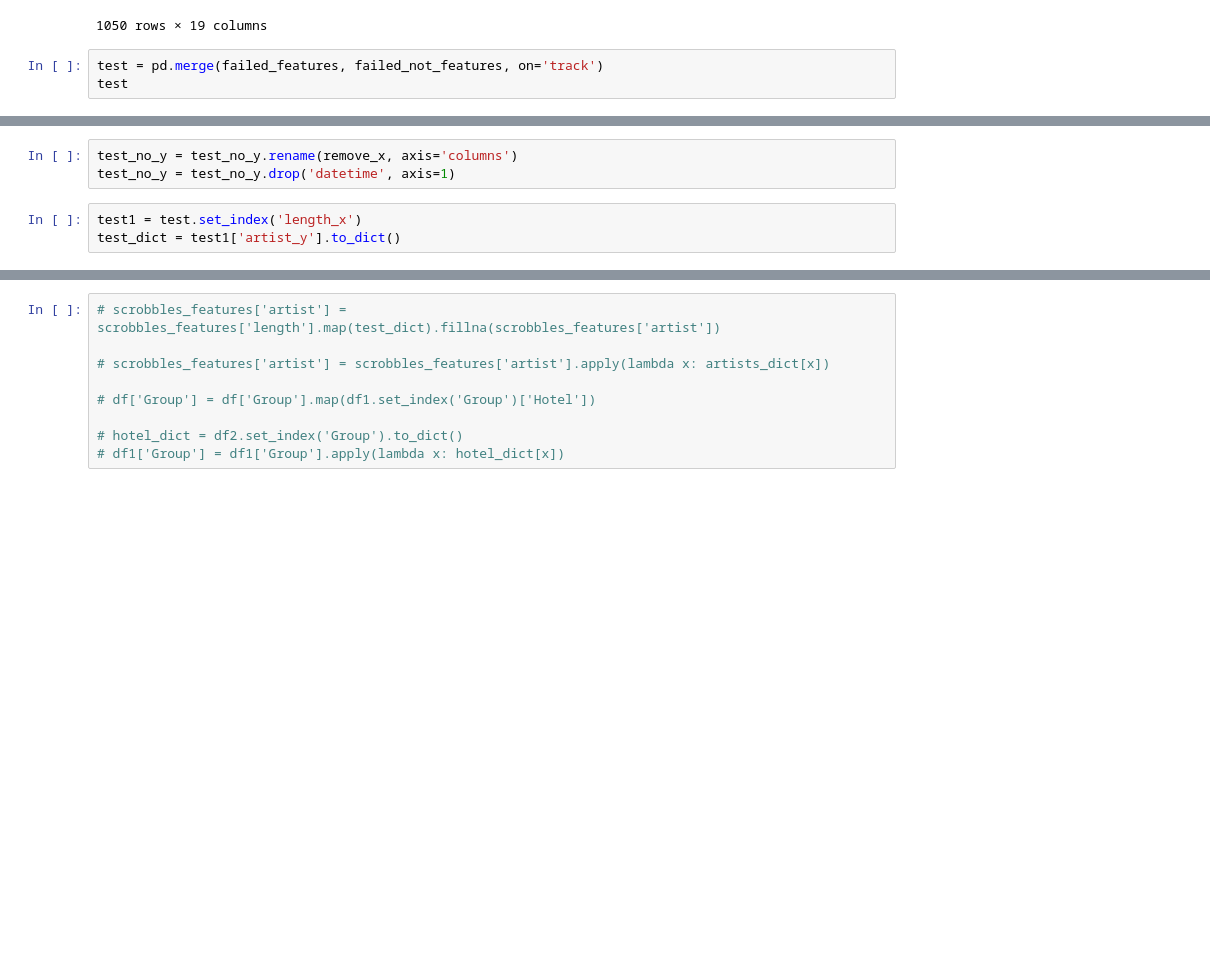
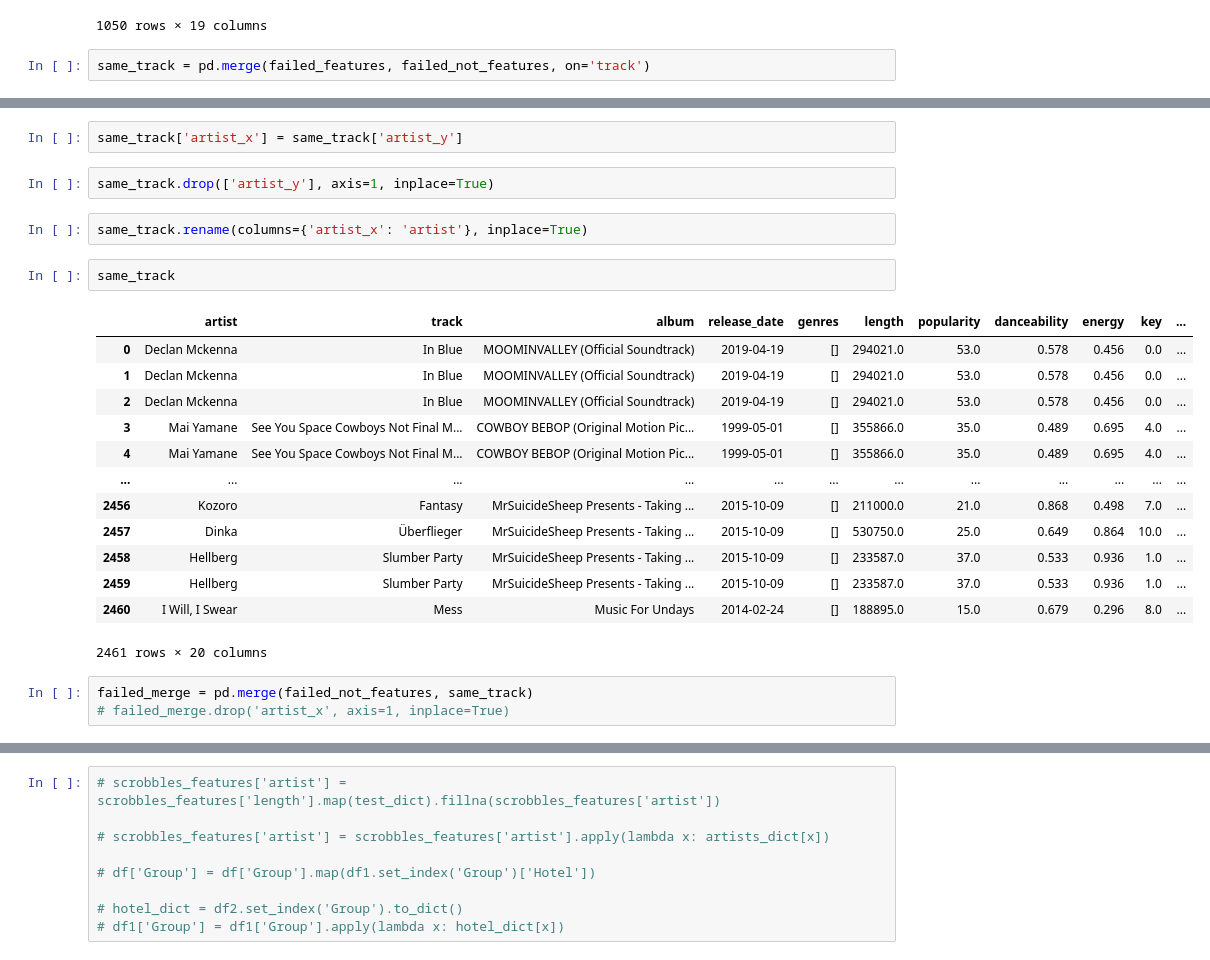
Before and after one commit to SidSaxena/music-analysis, a Jupyter notebook: spotify/spotify_final.ipynb, the cells around one changed output, grey strips where cells are left out. Saved outputs shown, nothing was run; the diff lists cells and outputs as text; blank space fills up the shorter version.

Commit message:
merged exact matches

```diff
--- a/spotify/spotify_final.ipynb
+++ b/spotify/spotify_final.ipynb
@@ -534,5 +521,4 @@ failed_features
 | 83965 | Various Artists | Mess | Music For Undays | 2014-02-24 | [] | 188895.0 | 15.0 | 0.679 | 0.296 | 8.0 | ... |
 1050 rows × 19 columns
 # %%
-test = pd.merge(failed_features, failed_not_features, on='track')
-test
+same_track = pd.merge(failed_features, failed_not_features, on='track')
@@ -567,6 +525,25 @@ def remove_x(word):
-# %%
-test_no_y = test_no_y.rename(remove_x, axis='columns')
-test_no_y = test_no_y.drop('datetime', axis=1)
-# %%
-test1 = test.set_index('length_x')
-test_dict = test1['artist_y'].to_dict()
+# %%
+same_track['artist_x'] = same_track['artist_y']
+# %%
+same_track.drop(['artist_y'], axis=1, inplace=True)
+# %%
+same_track.rename(columns={'artist_x': 'artist'}, inplace=True)
+# %%
+same_track
+# %% [output]
+|  | artist | track | album | release_date | genres | length | popularity | danceability | energy | key | ... |
+| 0 | Declan Mckenna | In Blue | MOOMINVALLEY (Official Soundtrack) | 2019-04-19 | [] | 294021.0 | 53.0 | 0.578 | 0.456 | 0.0 | ... |
+| 1 | Declan Mckenna | In Blue | MOOMINVALLEY (Official Soundtrack) | 2019-04-19 | [] | 294021.0 | 53.0 | 0.578 | 0.456 | 0.0 | ... |
+| 2 | Declan Mckenna | In Blue | MOOMINVALLEY (Official Soundtrack) | 2019-04-19 | [] | 294021.0 | 53.0 | 0.578 | 0.456 | 0.0 | ... |
+| 3 | Mai Yamane | See You Space Cowboys Not Final M... | COWBOY BEBOP (Original Motion Pic... | 1999-05-01 | [] | 355866.0 | 35.0 | 0.489 | 0.695 | 4.0 | ... |
+| 4 | Mai Yamane | See You Space Cowboys Not Final M... | COWBOY BEBOP (Original Motion Pic... | 1999-05-01 | [] | 355866.0 | 35.0 | 0.489 | 0.695 | 4.0 | ... |
+| ... | ... | ... | ... | ... | ... | ... | ... | ... | ... | ... | ... |
+| 2456 | Kozoro | Fantasy | MrSuicideSheep Presents - Taking ... | 2015-10-09 | [] | 211000.0 | 21.0 | 0.868 | 0.498 | 7.0 | ... |
+| 2457 | Dinka | Überflieger | MrSuicideSheep Presents - Taking ... | 2015-10-09 | [] | 530750.0 | 25.0 | 0.649 | 0.864 | 10.0 | ... |
+| 2458 | Hellberg | Slumber Party | MrSuicideSheep Presents - Taking ... | 2015-10-09 | [] | 233587.0 | 37.0 | 0.533 | 0.936 | 1.0 | ... |
+| 2459 | Hellberg | Slumber Party | MrSuicideSheep Presents - Taking ... | 2015-10-09 | [] | 233587.0 | 37.0 | 0.533 | 0.936 | 1.0 | ... |
+| 2460 | I Will, I Swear | Mess | Music For Undays | 2014-02-24 | [] | 188895.0 | 15.0 | 0.679 | 0.296 | 8.0 | ... |
+2461 rows × 20 columns
+# %%
+failed_merge = pd.merge(failed_not_features, same_track)
+# failed_merge.drop('artist_x', axis=1, inplace=True)
```
Also changed, not shown: parts of 16 cells of this notebook.
